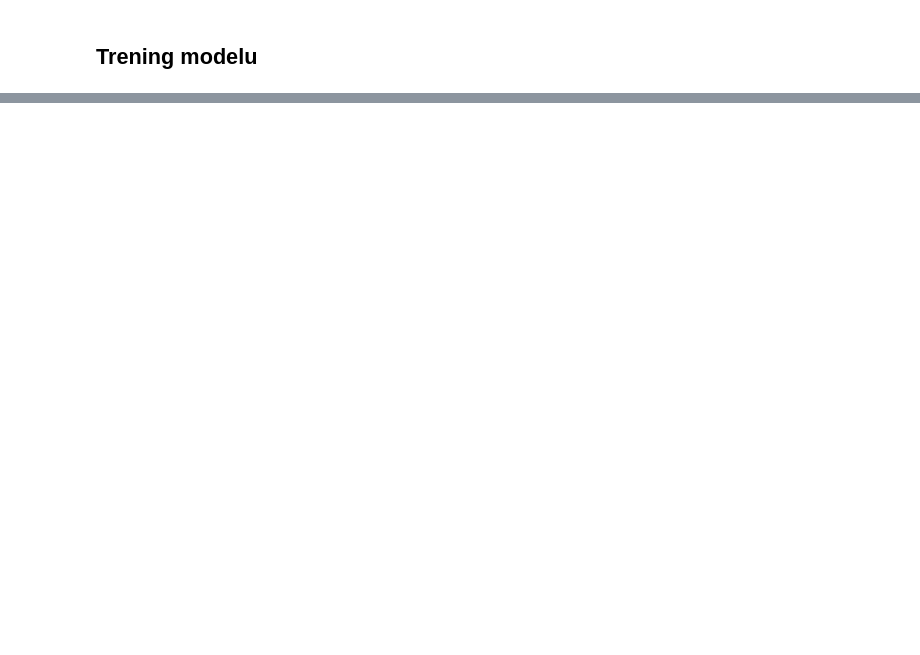
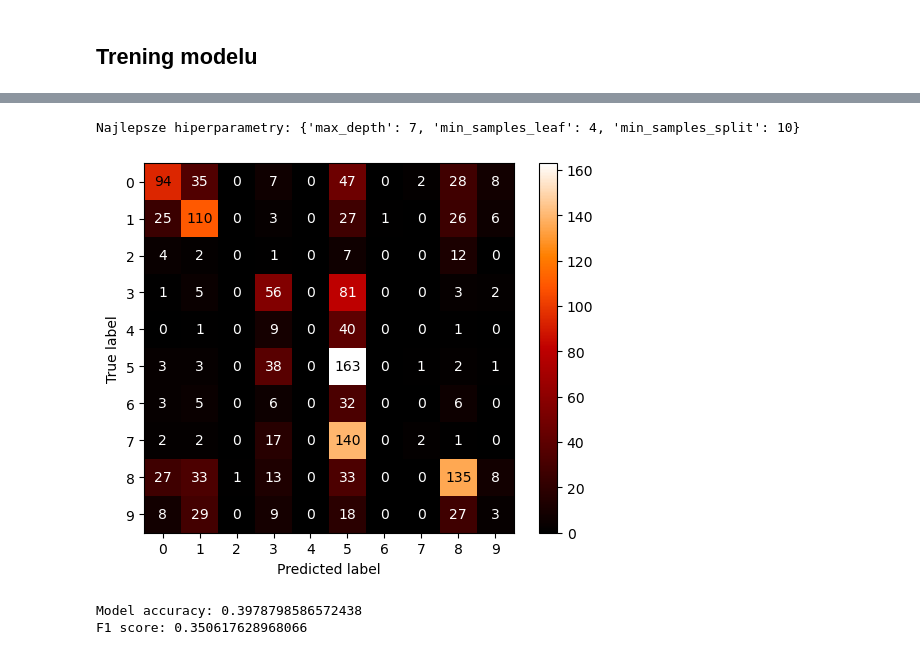
Before and after one commit to kacxsku/Soybean_Disease_Leaf_Classification, a Jupyter notebook: Soybean_model_training.ipynb, the cells around one changed output, grey strips where cells are left out. Drawn from its saved outputs; the diff is of its cells as text; code cells hidden in the pictures; blank space fills up the shorter version.

```diff
--- a/Soybean_model_training.ipynb
+++ b/Soybean_model_training.ipynb
@@ -236,0 +205,36 @@ F1 score: 0.441195452980562
+# %%
+from sklearn.preprocessing import StandardScaler
+
+
+X_train, X_test, y_train, y_test = train_test_split(X, y, test_size=0.2, shuffle=True, random_state=42)
+
+scaler = StandardScaler()
+X_train_scaled = scaler.fit_transform(X_train)
+X_test_scaled = scaler.transform(X_test)
+# %%
+from sklearn.model_selection import GridSearchCV
+from sklearn.tree import DecisionTreeClassifier
+
+model = DecisionTreeClassifier()
+
+param_grid = {
+    'max_depth': [3, 5, 7],
+    'min_samples_split': [2, 5, 10],
+    'min_samples_leaf': [1, 2, 4],
+}
+
+grid_search = GridSearchCV(model, param_grid, cv=5, scoring='accuracy')
+grid_search.fit(X_train_scaled, y_train)
+
+best_model = grid_search.best_estimator_
+# %%
+print("Najlepsze hiperparametry:", grid_search.best_params_)
+
+y_pred = grid_search.predict(X_test_scaled)
+
+conf_matrix(y_test, y_pred, model)
+# %% [output]
+Najlepsze hiperparametry: {'max_depth': 7, 'min_samples_leaf': 4, 'min_samples_split': 10}
+[figure, added]
+Model accuracy: 0.3978798586572438
+F1 score: 0.350617628968066
```
Also changed, not shown: parts of 20 cells of this notebook.
